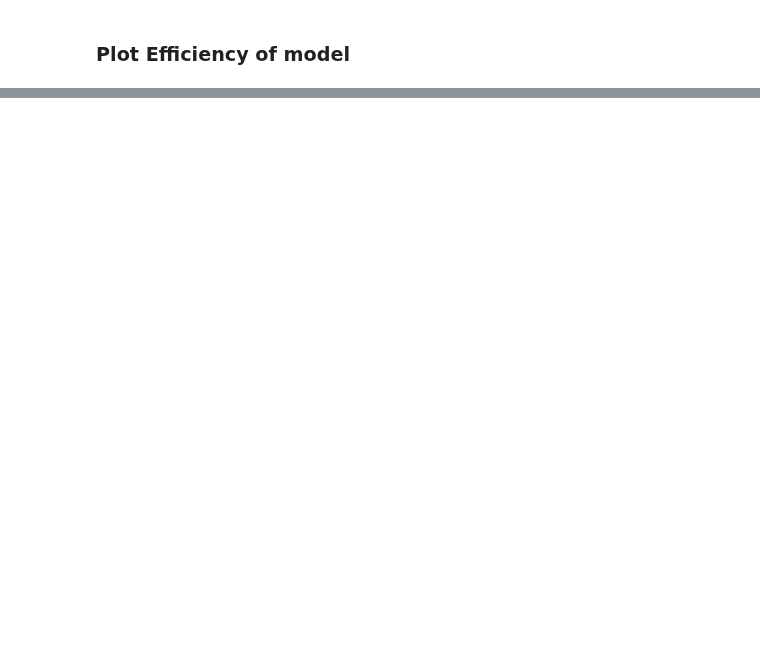
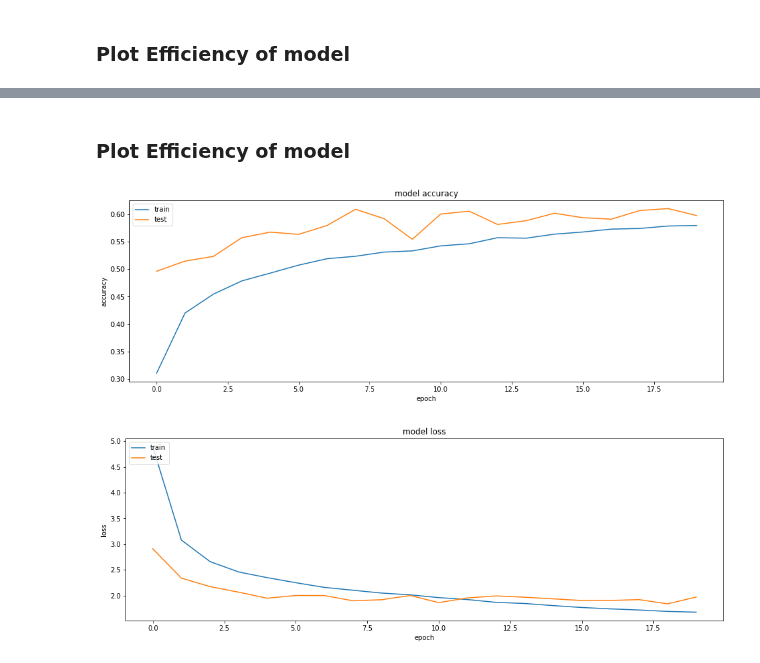
Before and after one commit to taslanidis/Audio-Chord-Recognition, a Jupyter notebook: Classification_Chromagrams.ipynb, the cells around one changed output, grey strips where cells are left out. Saved outputs shown, nothing was run; the diff lists cells and outputs as text; code cells hidden in the pictures; blank space fills up the shorter version.

Commit message:
Chroma Preprocessings + models

```diff
--- a/Classification_Chromagrams.ipynb
+++ b/Classification_Chromagrams.ipynb
@@ -320,8 +296,8 @@ print (y_test.shape)
 # %%
-x_train2 = np.reshape(x_train,(2497, 500, 12, 1))
-y_train2 = np.reshape(y_train,(2497, 500, 407, 1))
-x_test2 = np.reshape(x_test,(21, 500, 12, 1))
-y_test2 = np.reshape(y_test,(21, 500, 407, 1))
+x_train2 = np.reshape(x_train,(x_train.shape[0], x_train.shape[1], x_train.shape[2], 1))
+y_train2 = np.reshape(y_train,(y_train.shape[0], y_train.shape[1], y_train.shape[2], 1))
+x_test2 = np.reshape(x_test,(x_test.shape[0], x_test.shape[1], x_test.shape[2], 1))
+y_test2 = np.reshape(y_test,(y_test.shape[0], y_test.shape[1], y_test.shape[2], 1))
 # %% [markdown]
 ## Neural Network
 # %%
@@ -498,0 +518,8 @@ plt.show()
+# %%
+chroma_model = Conv1D_BLSTM_2Layer(len(Chords), Semitones, chunk_size, batch_size)
+
+chroma_model.compile(optimizer=keras.optimizers.Adam(),
+              loss=keras.losses.categorical_crossentropy,
+              metrics=['accuracy'])
+
+chroma_model.summary()
@@ -498,0 +546,7 @@ plt.show()
+# %%
+epochs = 20
+batch_size = 32
+
+# train
+callback_history_2 = chroma_model.fit(x_train2, y_train, epochs=epochs,
+          validation_data=(x_test2, y_test), batch_size=batch_size, verbose=1)
@@ -498,0 +578,24 @@ plt.show()
+# %% [markdown]
+### Plot Efficiency of model
+# %%
+plt.figure(figsize=(16,5))
+# summarize history for accuracy
+plt.plot(callback_history_2.history['accuracy'])
+plt.plot(callback_history_2.history['val_accuracy'])
+plt.title('model accuracy')
+plt.ylabel('accuracy')
+plt.xlabel('epoch')
+plt.legend(['train', 'test'], loc='upper left')
+plt.show()
+plt.figure(figsize=(16,5))
+# summarize history for loss
+plt.plot(callback_history_2.history['loss'])
+plt.plot(callback_history_2.history['val_loss'])
+plt.title('model loss')
+plt.ylabel('loss')
+plt.xlabel('epoch')
+plt.legend(['train', 'test'], loc='upper left')
+plt.show()
+# %% [output]
+[figure, added]
+[figure, added]
```
Also changed, not shown: parts of 30 cells of this notebook.
